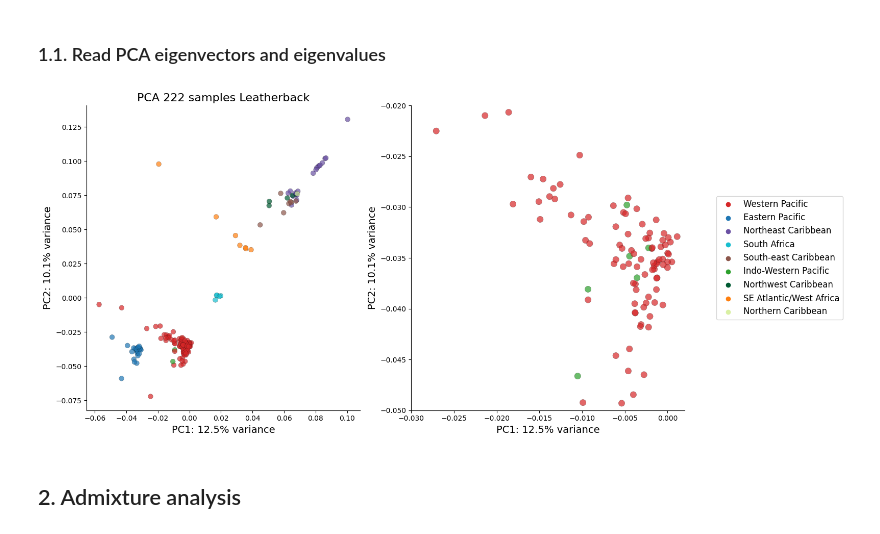
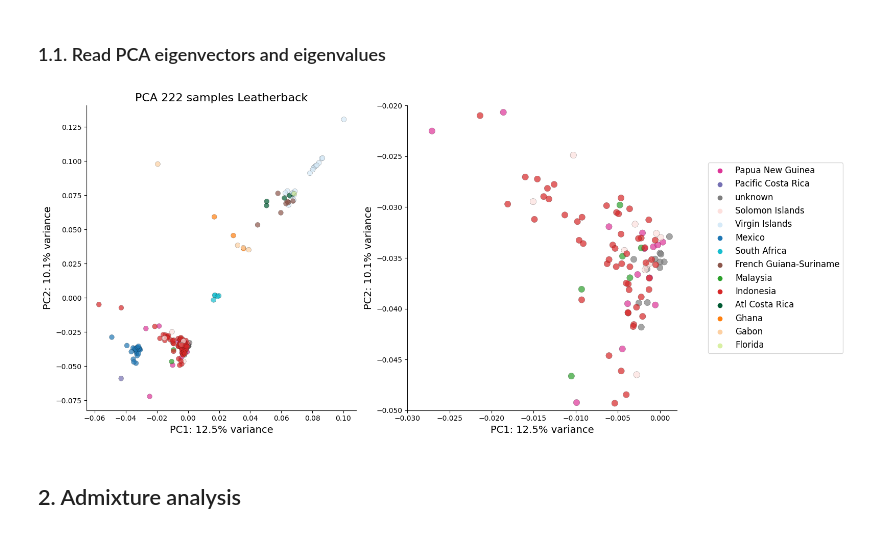
Before and after one commit to osipovarev/Leatherback_popgen, a Jupyter notebook: population_structure_analysis.ipynb, the cells around one changed output. Drawn from its saved outputs; the diff is of its cells as text; code cells hidden in the pictures.

```diff
--- a/population_structure_analysis.ipynb
+++ b/population_structure_analysis.ipynb
@@ -48,7 +48,7 @@ rookery_palette_dict = {
     'Ghana': '#ff7f0e',
     'Gabon': '#fdd0a2',
     'French Guiana-Suriname': '#8c564b',
-    'Virgin Islands': '#6a51a3',
+    'Virgin Islands': '#d6eaf8',
     'Florida': '#d9f0a3',
     'na': '#000000',
     'unknown': '#7f7f7f'}
@@ -87,8 +87,8 @@ color_dict = {'MU': mu_palette_dict,
 dir_path = '/Users/osipova/Documents/LabDocs/Leatherback_popgen/'
 
 # group = 'batch'
-group = 'MU'
-# group = 'rookery'
+# group = 'MU'
+group = 'rookery'
 p = color_dict[group]
 
 fig, axes = plt.subplots(1, 2, figsize=(16, 7))
@@ -125,33 +125,33 @@ for i, derCor in enumerate(['222']):
 
         ## Plot PCx vs PCy
         j = 0
         ax = axes[k]
         if k == 0:
             s = 50
         elif k == 1:
             s = 80
 
         sns.scatterplot(ax=ax, data=dfi, x=f'PC{2*j+1}', y=f'PC{2*j+2}', hue=group,
                         s=s, edgecolor='k', linewidth=0.2, alpha=0.7, palette=p)
 
         ax.set_xlabel(f'PC{2*j+1}: {variance[2*j]:.1f}% variance', fontsize=14)
         ax.set_ylabel(f'PC{2*j+2}: {variance[2*j+1]:.1f}% variance', fontsize=14)
 
         if k == 1:
             ## Plot zoom-in
             ax.set_xlim(-0.03, 0.002)
             ax.set_ylim(-0.05, -0.02)
             ax.legend(loc="center left", bbox_to_anchor=(1.1, 0.5), fontsize=12)
         else:
             ax.set_title(f"PCA {derCor} samples Leatherback", fontsize=16)
             ax.get_legend().remove()
 
 sns.despine(fig=None, ax=None, left=False, bottom=False, offset=None, trim=False)
 fig.tight_layout()
 
 pdf_name = f'PCA_222_included_only.{group}.pdf'
 # fig.savefig(pdf_name, bbox_inches='tight')
 # %% [output]
-[figure, old version]
+[figure, new version]
 # %% [markdown]
 ## 2. Admixture analysis
```
Also changed, not shown: parts of 2 cells of this notebook, 31 other files.
